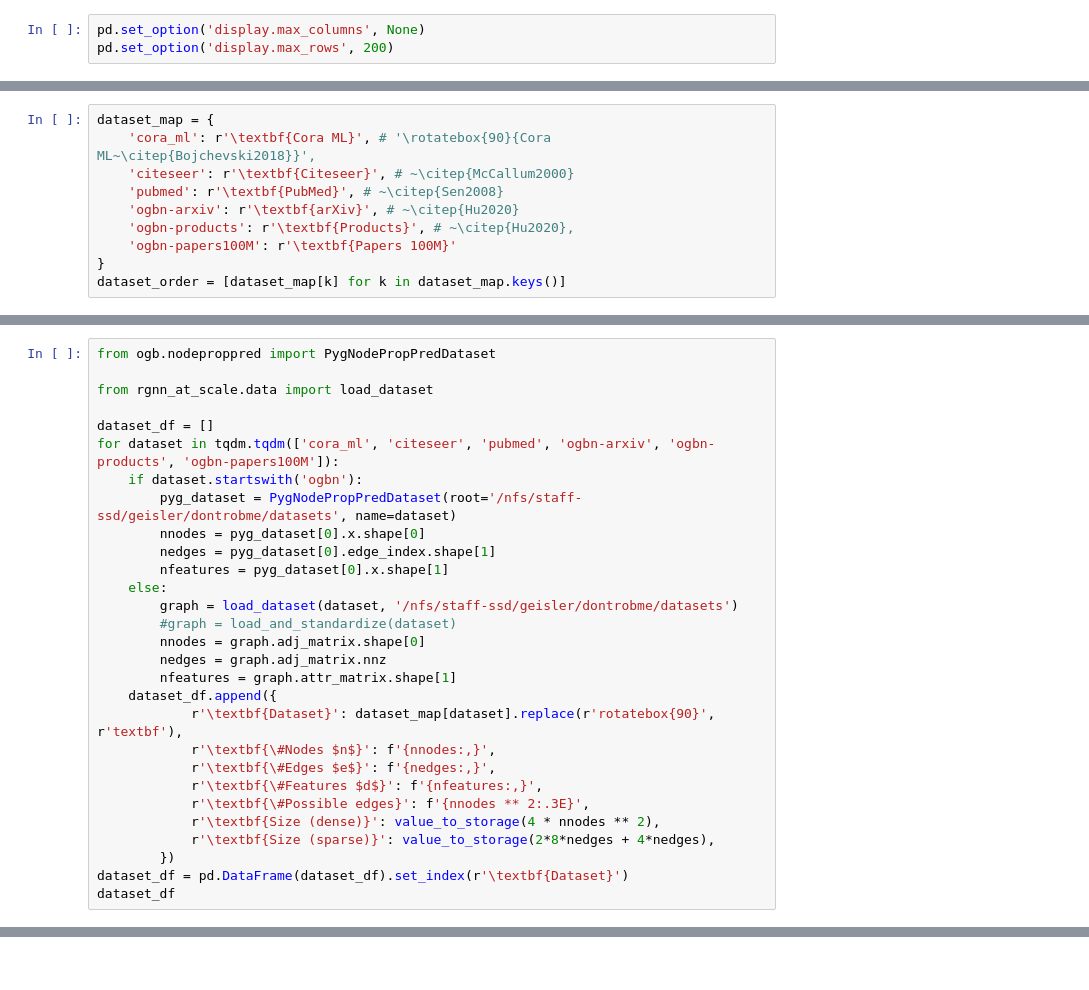
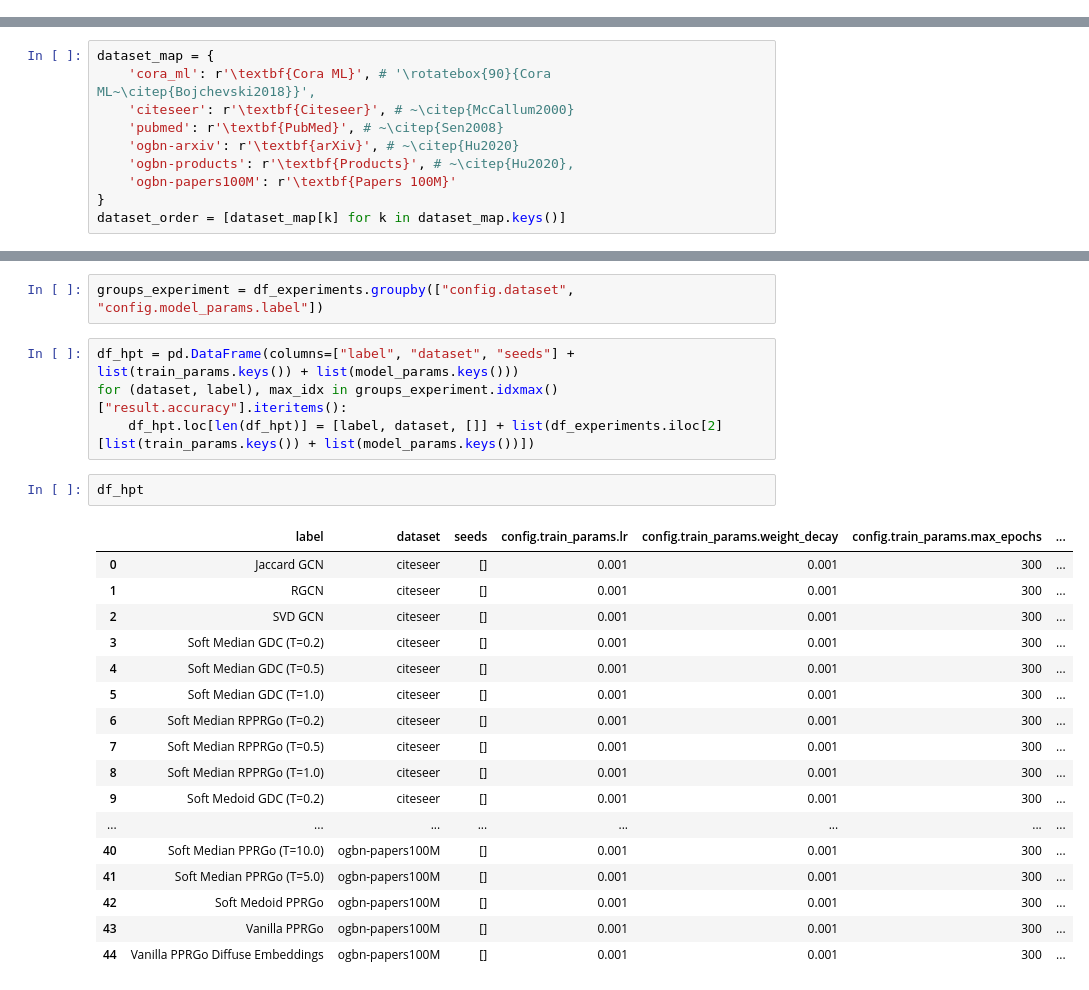
Before and after one commit to sigeisler/robustness_of_gnns_at_scale, a Jupyter notebook: notebooks/Table - Hyperparamater.ipynb, the cells around one changed output, grey strips where cells are left out. Saved outputs shown, nothing was run; the diff lists cells and outputs as text.

Commit message:
feat: WIP HPT Table Notebook 2

```diff
--- a/notebooks/Table - Hyperparamater.ipynb
+++ b/notebooks/Table - Hyperparamater.ipynb
@@ -90,6 +122,3 @@ df_experiments = pd.DataFrame(columns=["label"])
-# %%
-pd.set_option('display.max_columns', None)
-pd.set_option('display.max_rows', 200)
 # %%
 labels_to_plot = [
     'Vanilla GCN',
@@ -427,29 +143,0 @@ def value_to_storage(val: float, decimals: int = 2):
-# %%
-from ogb.nodeproppred import PygNodePropPredDataset
-
-from rgnn_at_scale.data import load_dataset
-
-dataset_df = []
-for dataset in tqdm.tqdm(['cora_ml', 'citeseer', 'pubmed', 'ogbn-arxiv', 'ogbn-products', 'ogbn-papers100M']):
-    if dataset.startswith('ogbn'):
-        pyg_dataset = PygNodePropPredDataset(root='/nfs/staff-ssd/geisler/dontrobme/datasets', name=dataset)
-        nnodes = pyg_dataset[0].x.shape[0]
-        nedges = pyg_dataset[0].edge_index.shape[1]
-        nfeatures = pyg_dataset[0].x.shape[1]
-    else:
-        graph = load_dataset(dataset, '/nfs/staff-ssd/geisler/dontrobme/datasets')
-        #graph = load_and_standardize(dataset)
-        nnodes = graph.adj_matrix.shape[0]
-        nedges = graph.adj_matrix.nnz
-        nfeatures = graph.attr_matrix.shape[1]
-    dataset_df.append({
-            r'\textbf{Dataset}': dataset_map[dataset].replace(r'rotatebox{90}', r'textbf'),
-            r'\textbf{\#Nodes $n$}': f'{nnodes:,}',
-            r'\textbf{\#Edges $e$}': f'{nedges:,}',
-            r'\textbf{\#Features $d$}': f'{nfeatures:,}',
-            r'\textbf{\#Possible edges}': f'{nnodes ** 2:.3E}',
-            r'\textbf{Size (dense)}': value_to_storage(4 * nnodes ** 2),
-            r'\textbf{Size (sparse)}': value_to_storage(2*8*nedges + 4*nedges),
-        })
-dataset_df = pd.DataFrame(dataset_df).set_index(r'\textbf{Dataset}')
-dataset_df
@@ -493,0 +153,26 @@ print(dataset_df
+# %%
+groups_experiment = df_experiments.groupby(["config.dataset", "config.model_params.label"])
+# %%
+df_hpt = pd.DataFrame(columns=["label", "dataset", "seeds"] + list(train_params.keys()) + list(model_params.keys()))
+for (dataset, label), max_idx in groups_experiment.idxmax()["result.accuracy"].iteritems():
+    df_hpt.loc[len(df_hpt)] = [label, dataset, []] + list(df_experiments.iloc[2][list(train_params.keys()) + list(model_params.keys())])
+# %%
+df_hpt
+# %% [output]
+|  | label | dataset | seeds | config.train_params.lr | config.train_params.weight_decay | config.train_params.max_epochs | ... |
+| 0 | Jaccard GCN | citeseer | [] | 0.001 | 0.001 | 300 | ... |
+| 1 | RGCN | citeseer | [] | 0.001 | 0.001 | 300 | ... |
+| 2 | SVD GCN | citeseer | [] | 0.001 | 0.001 | 300 | ... |
+| 3 | Soft Median GDC (T=0.2) | citeseer | [] | 0.001 | 0.001 | 300 | ... |
+| 4 | Soft Median GDC (T=0.5) | citeseer | [] | 0.001 | 0.001 | 300 | ... |
+| 5 | Soft Median GDC (T=1.0) | citeseer | [] | 0.001 | 0.001 | 300 | ... |
+| 6 | Soft Median RPPRGo (T=0.2) | citeseer | [] | 0.001 | 0.001 | 300 | ... |
+| 7 | Soft Median RPPRGo (T=0.5) | citeseer | [] | 0.001 | 0.001 | 300 | ... |
+| 8 | Soft Median RPPRGo (T=1.0) | citeseer | [] | 0.001 | 0.001 | 300 | ... |
+| 9 | Soft Medoid GDC (T=0.2) | citeseer | [] | 0.001 | 0.001 | 300 | ... |
+| ... | ... | ... | ... | ... | ... | ... | ... |
+| 40 | Soft Median PPRGo (T=10.0) | ogbn-papers100M | [] | 0.001 | 0.001 | 300 | ... |
+| 41 | Soft Median PPRGo (T=5.0) | ogbn-papers100M | [] | 0.001 | 0.001 | 300 | ... |
+| 42 | Soft Medoid PPRGo | ogbn-papers100M | [] | 0.001 | 0.001 | 300 | ... |
+| 43 | Vanilla PPRGo | ogbn-papers100M | [] | 0.001 | 0.001 | 300 | ... |
+| 44 | Vanilla PPRGo Diffuse Embeddings | ogbn-papers100M | [] | 0.001 | 0.001 | 300 | ... |
```
Also changed, not shown: parts of 30 cells of this notebook.
